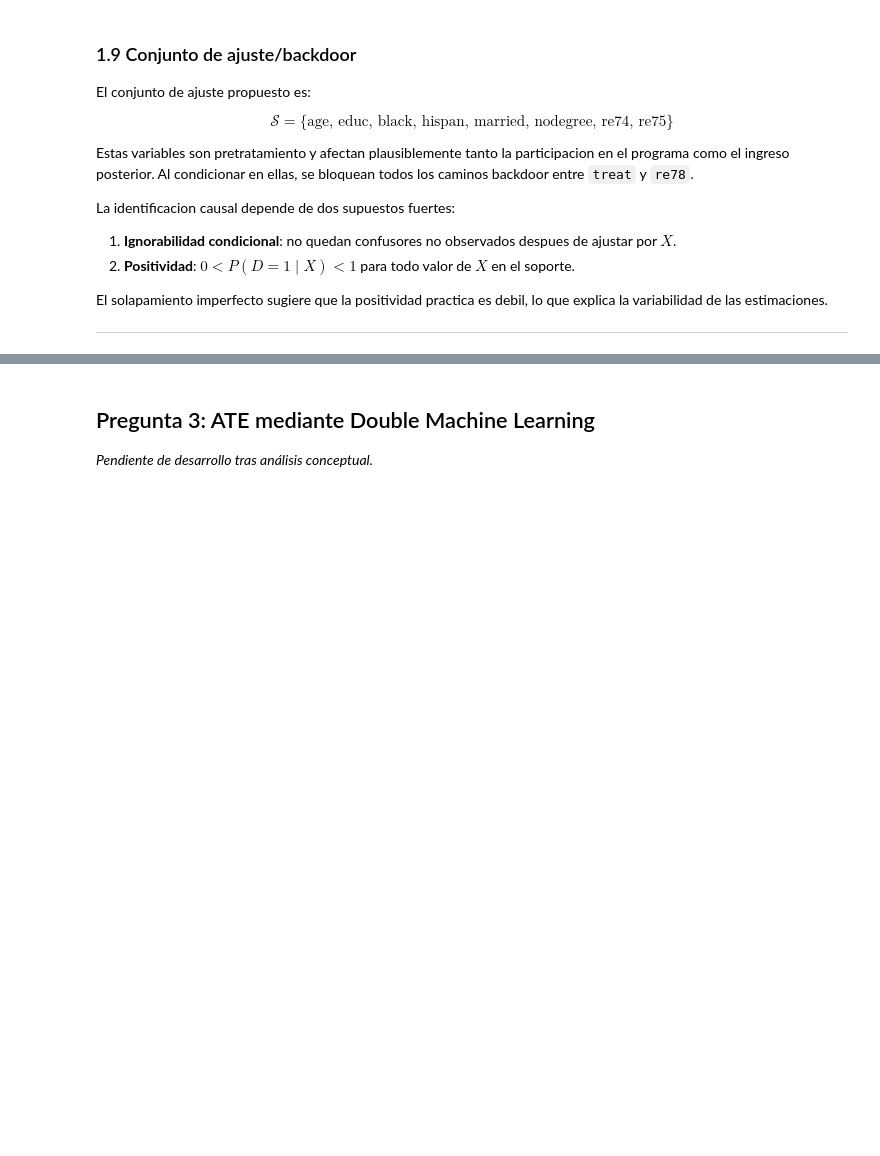
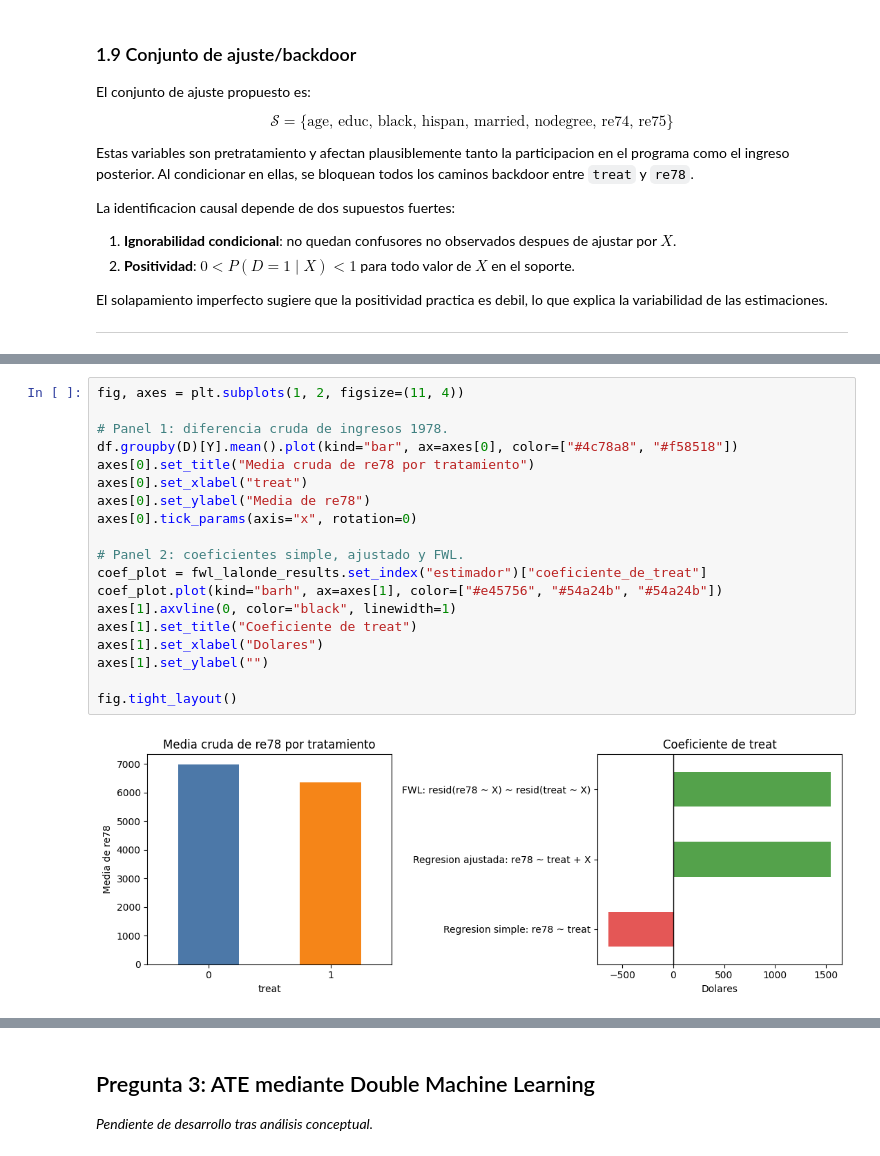
Before and after one commit to CharlyEstudio/data-science-portfolio, a Jupyter notebook: interpretabilidad_causalidad/m06/notebooks/examen_final_lalonde.ipynb, the cells around one changed output, grey strips where cells are left out. Cells and saved outputs as stored; diff of their text form; blank space fills up the shorter version.

```diff
--- a/interpretabilidad_causalidad/m06/notebooks/examen_final_lalonde.ipynb
+++ b/interpretabilidad_causalidad/m06/notebooks/examen_final_lalonde.ipynb
@@ -611,0 +538,21 @@ La conclusion causal requiere un DAG. Si $Z$ es un confusor que abre un camino b
+# %%
+fig, axes = plt.subplots(1, 2, figsize=(11, 4))
+
+# Panel 1: diferencia cruda de ingresos 1978.
+df.groupby(D)[Y].mean().plot(kind="bar", ax=axes[0], color=["#4c78a8", "#f58518"])
+axes[0].set_title("Media cruda de re78 por tratamiento")
+axes[0].set_xlabel("treat")
+axes[0].set_ylabel("Media de re78")
+axes[0].tick_params(axis="x", rotation=0)
+
+# Panel 2: coeficientes simple, ajustado y FWL.
+coef_plot = fwl_lalonde_results.set_index("estimador")["coeficiente_de_treat"]
+coef_plot.plot(kind="barh", ax=axes[1], color=["#e45756", "#54a24b", "#54a24b"])
+axes[1].axvline(0, color="black", linewidth=1)
+axes[1].set_title("Coeficiente de treat")
+axes[1].set_xlabel("Dolares")
+axes[1].set_ylabel("")
+
+fig.tight_layout()
+# %% [output]
+[figure, added]
```
Also changed, not shown: parts of 18 cells of this notebook, 3 other files.
